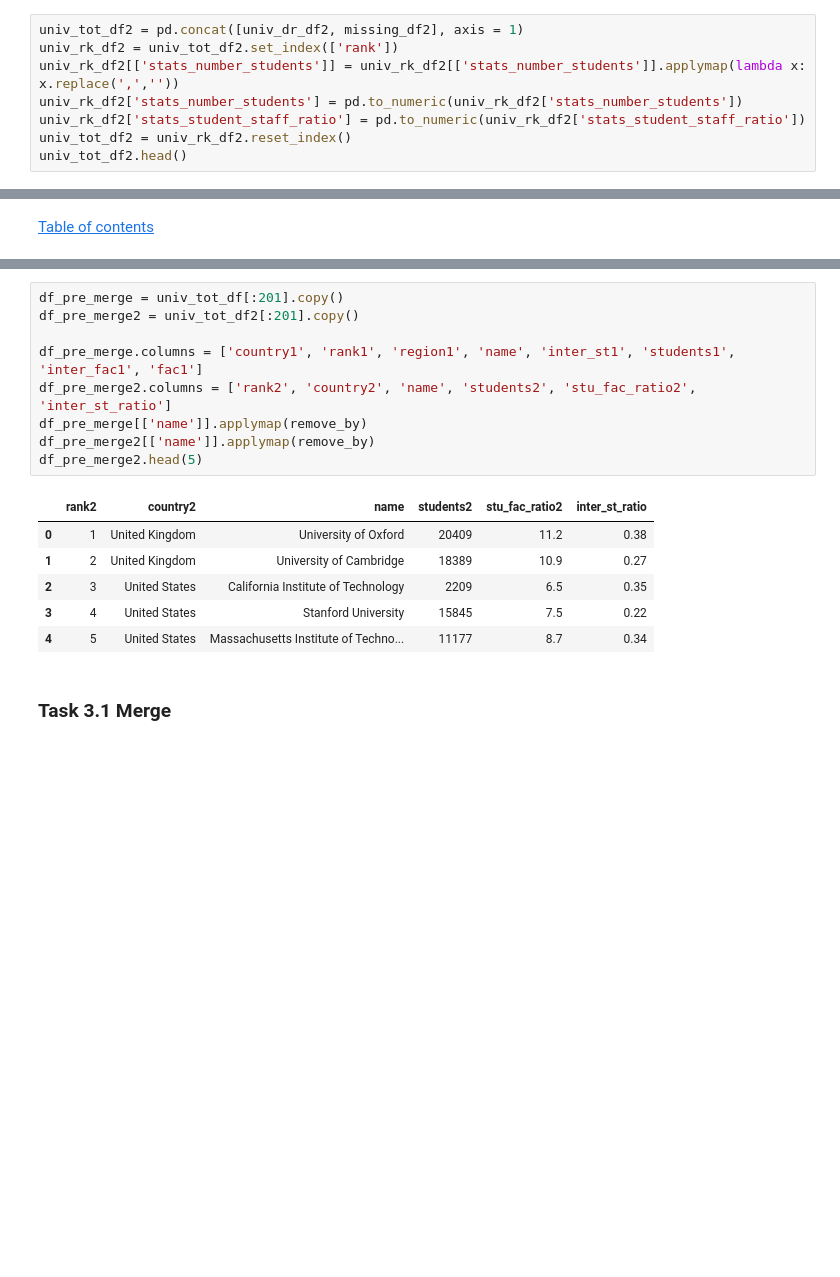
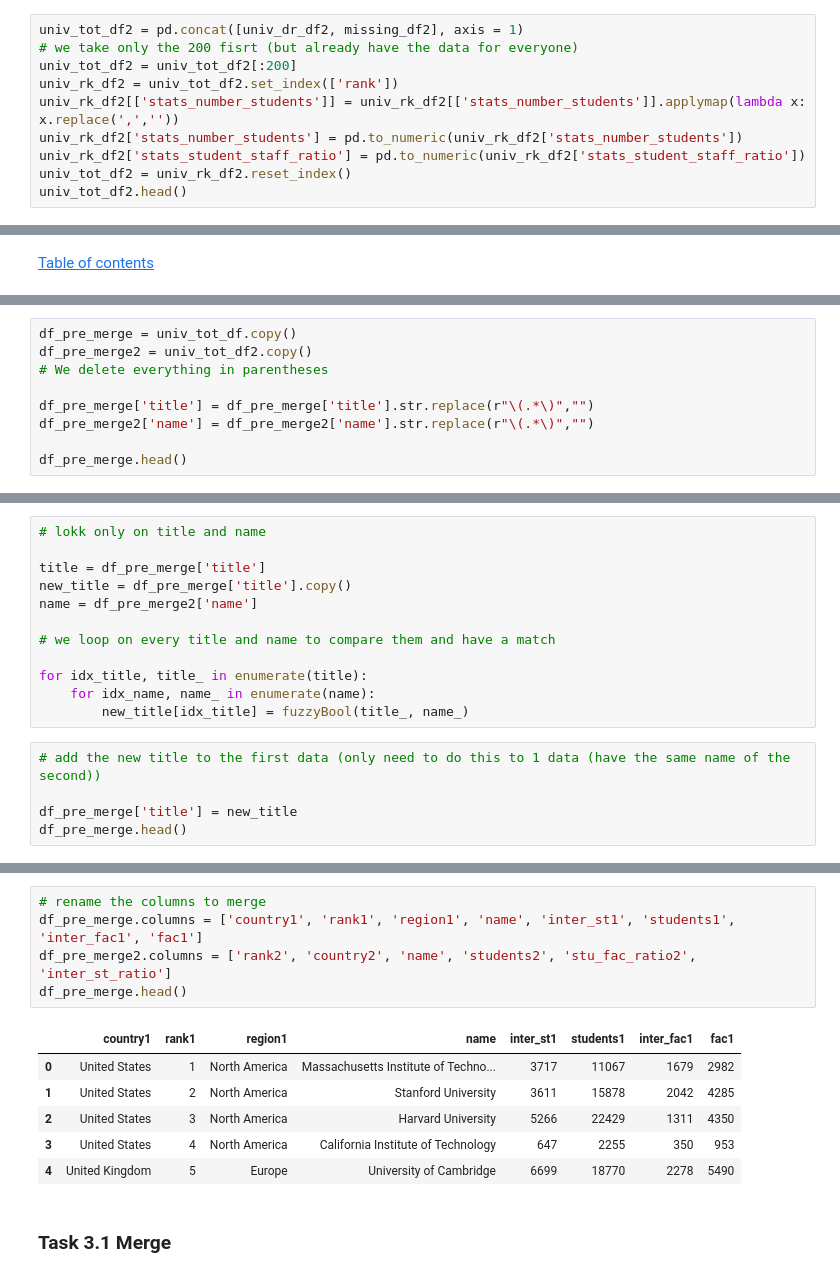
Before and after one commit to IsaacLeimgruber/ADA_labs_repo, a Jupyter notebook: 02 - Data from the Web/hw02_kevin.ipynb, the cells around one changed output, grey strips where cells are left out. Saved outputs shown, nothing was run; the diff lists cells and outputs as text; blank space fills up the shorter version.

```diff
--- a/02 - Data from the Web/hw02_kevin.ipynb
+++ b/02 - Data from the Web/hw02_kevin.ipynb
@@ -958,6 +1035,8 @@ missing_df2.head()
 merge the two daframes to have all infos needed and parse the value in numeric:
 # %%
 univ_tot_df2 = pd.concat([univ_dr_df2, missing_df2], axis = 1)
+# we take only the 200 fisrt (but already have the data for everyone)
+univ_tot_df2 = univ_tot_df2[:200]
 univ_rk_df2 = univ_tot_df2.set_index(['rank'])
 univ_rk_df2[['stats_number_students']] = univ_rk_df2[['stats_number_students']].applymap(lambda x: x.replace(',',''))
 univ_rk_df2['stats_number_students'] = pd.to_numeric(univ_rk_df2['stats_number_students'])
@@ -1053,0 +1200,9 @@ remove_by('Massachusetts Institute of Technology (MIT)')
+# %%
+df_pre_merge = univ_tot_df.copy()
+df_pre_merge2 = univ_tot_df2.copy()
+# We delete everything in parentheses
+
+df_pre_merge['title'] = df_pre_merge['title'].str.replace(r"\(.*\)","")
+df_pre_merge2['name'] = df_pre_merge2['name'].str.replace(r"\(.*\)","")
+
+df_pre_merge.head()
@@ -1053,0 +1216,17 @@ remove_by('Massachusetts Institute of Technology (MIT)')
+# %%
+# lokk only on title and name
+
+title = df_pre_merge['title']
+new_title = df_pre_merge['title'].copy()
+name = df_pre_merge2['name']
+
+# we loop on every title and name to compare them and have a match
+
+for idx_title, title_ in enumerate(title):
+    for idx_name, name_ in enumerate(name):
+        new_title[idx_title] = fuzzyBool(title_, name_)
+# %%
+# add the new title to the first data (only need to do this to 1 data (have the same name of the second))
+
+df_pre_merge['title'] = new_title
+df_pre_merge.head()
@@ -1054,19 +1240,15 @@ remove_by('Massachusetts Institute of Technology (MIT)')
 # %%
-df_pre_merge = univ_tot_df[:201].copy()
-df_pre_merge2 = univ_tot_df2[:201].copy()
-
+# rename the columns to merge
 df_pre_merge.columns = ['country1', 'rank1', 'region1', 'name', 'inter_st1', 'students1', 'inter_fac1', 'fac1']
 df_pre_merge2.columns = ['rank2', 'country2', 'name', 'students2', 'stu_fac_ratio2', 'inter_st_ratio']
-df_pre_merge[['name']].applymap(remove_by)
-df_pre_merge2[['name']].applymap(remove_by)
-df_pre_merge2.head(5)
+df_pre_merge.head()
 # %% [output]
-|  | rank2 | country2 | name | students2 | stu_fac_ratio2 | inter_st_ratio |
-| 0 | 1 | United Kingdom | University of Oxford | 20409 | 11.2 | 0.38 |
-| 1 | 2 | United Kingdom | University of Cambridge | 18389 | 10.9 | 0.27 |
-| 2 | 3 | United States | California Institute of Technology | 2209 | 6.5 | 0.35 |
-| 3 | 4 | United States | Stanford University | 15845 | 7.5 | 0.22 |
-| 4 | 5 | United States | Massachusetts Institute of Techno... | 11177 | 8.7 | 0.34 |
+|  | country1 | rank1 | region1 | name | inter_st1 | students1 | inter_fac1 | fac1 |
+| 0 | United States | 1 | North America | Massachusetts Institute of Techno... | 3717 | 11067 | 1679 | 2982 |
+| 1 | United States | 2 | North America | Stanford University | 3611 | 15878 | 2042 | 4285 |
+| 2 | United States | 3 | North America | Harvard University | 5266 | 22429 | 1311 | 4350 |
+| 3 | United States | 4 | North America | California Institute of Technology | 647 | 2255 | 350 | 953 |
+| 4 | United Kingdom | 5 | Europe | University of Cambridge | 6699 | 18770 | 2278 | 5490 |
 # %% [markdown]
 ### Task 3.1 Merge
 # %% [markdown]
```
Also changed, not shown: parts of 87 cells of this notebook, 2 other files.
